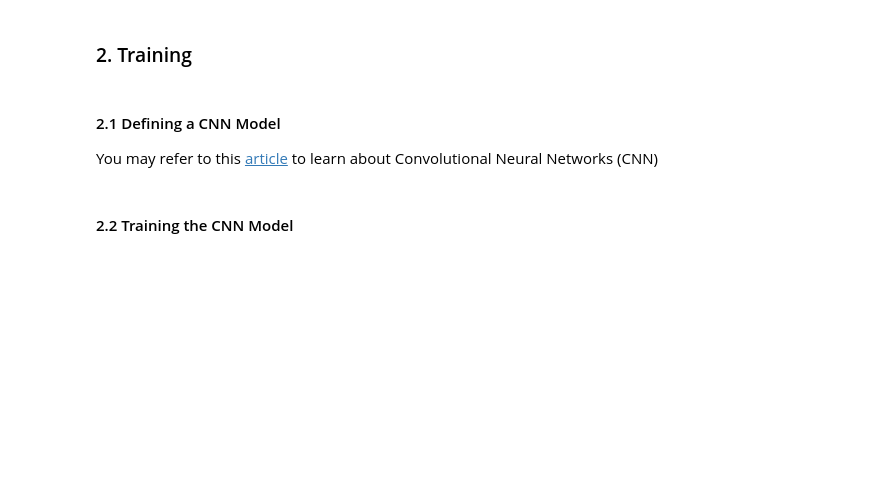
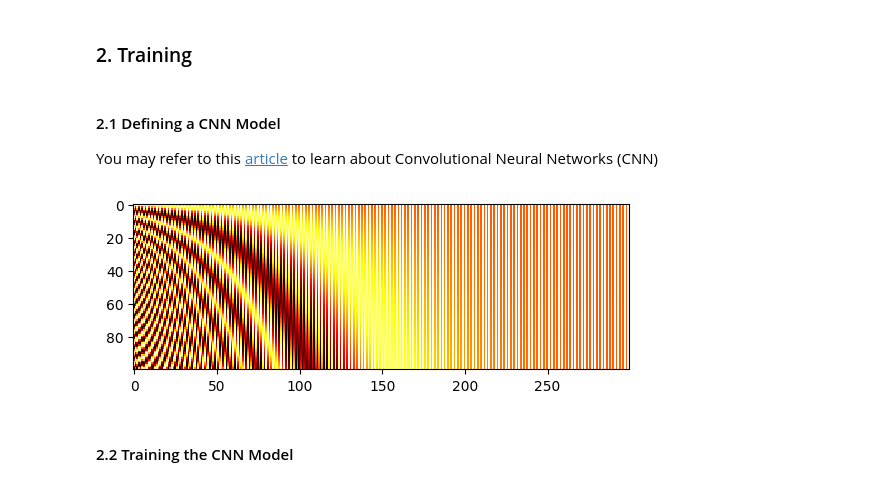
Before and after one commit to Sehrispk/DeepLearnHackathon, a Jupyter notebook: GravitationalLensingChallenge/StrongLensingChallenge_Classification.ipynb, the cells around one changed output. Cells and saved outputs as stored; diff of their text form; code cells hidden in the pictures; blank space fills up the shorter version.

```diff
--- a/GravitationalLensingChallenge/StrongLensingChallenge_Classification.ipynb
+++ b/GravitationalLensingChallenge/StrongLensingChallenge_Classification.ipynb
@@ -302,3 +290,15 @@ device = torch.device("cuda" if torch.cuda.is_available() else "cpu")
 
 # Instantiate the CNN model and move it to the appropriate device
 model = CNN().to(device)
+# %%
+def get_positional_embeddings(sequence_length, d):
+    result = torch.ones(sequence_length, d)
+    for i in range(sequence_length):
+        for j in range(d):
+            result[i][j] = np.sin(i / (10000 ** (j / d))) if j % 2 == 0 else np.cos(i / (10000 ** ((j - 1) / d)))
+    return result
+
+plt.imshow(get_positional_embeddings(100, 300), cmap="hot", interpolation="nearest")
+plt.show()
+# %% [output]
+[figure, added]
```
Also changed, not shown: parts of 4 cells of this notebook.
